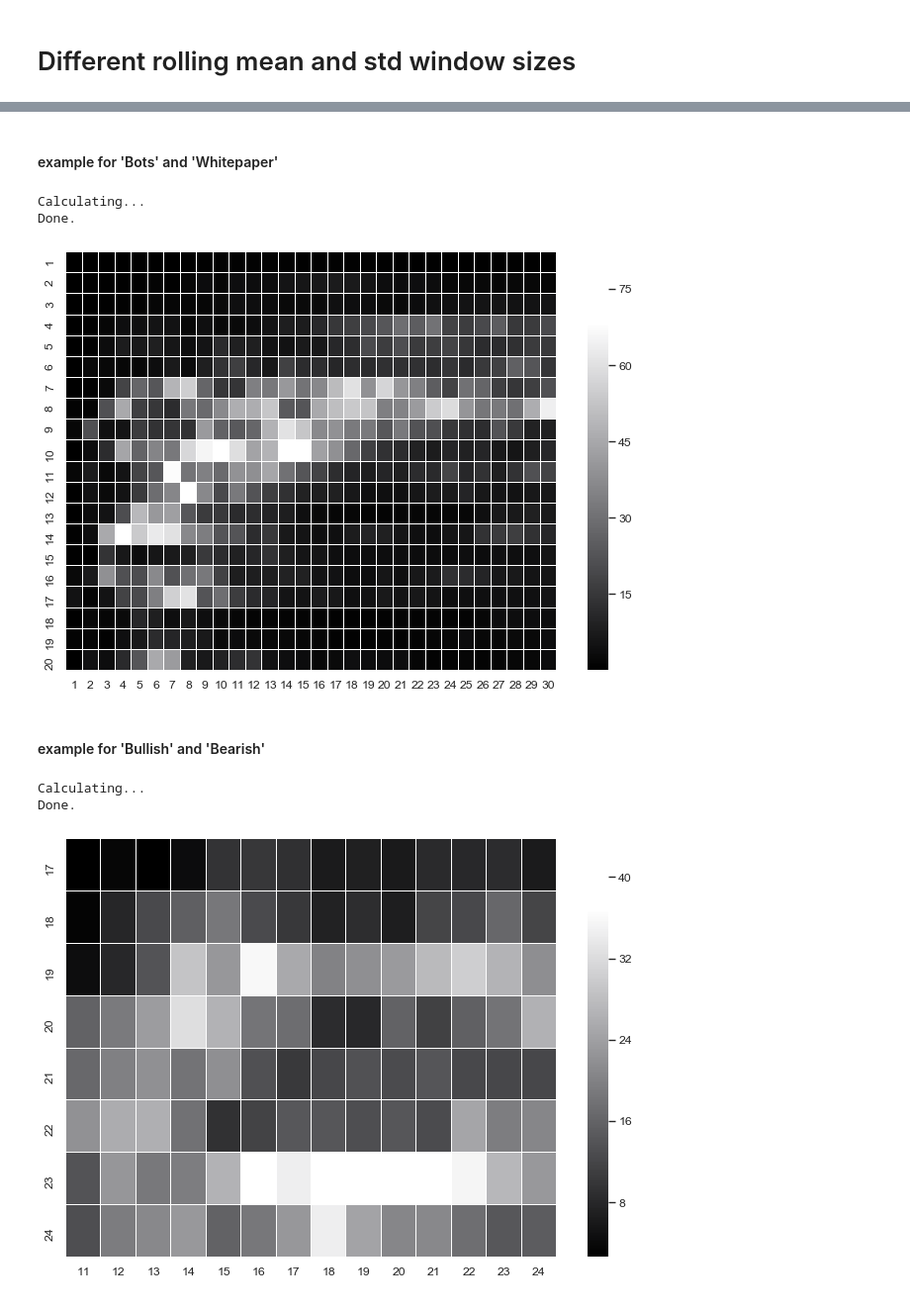
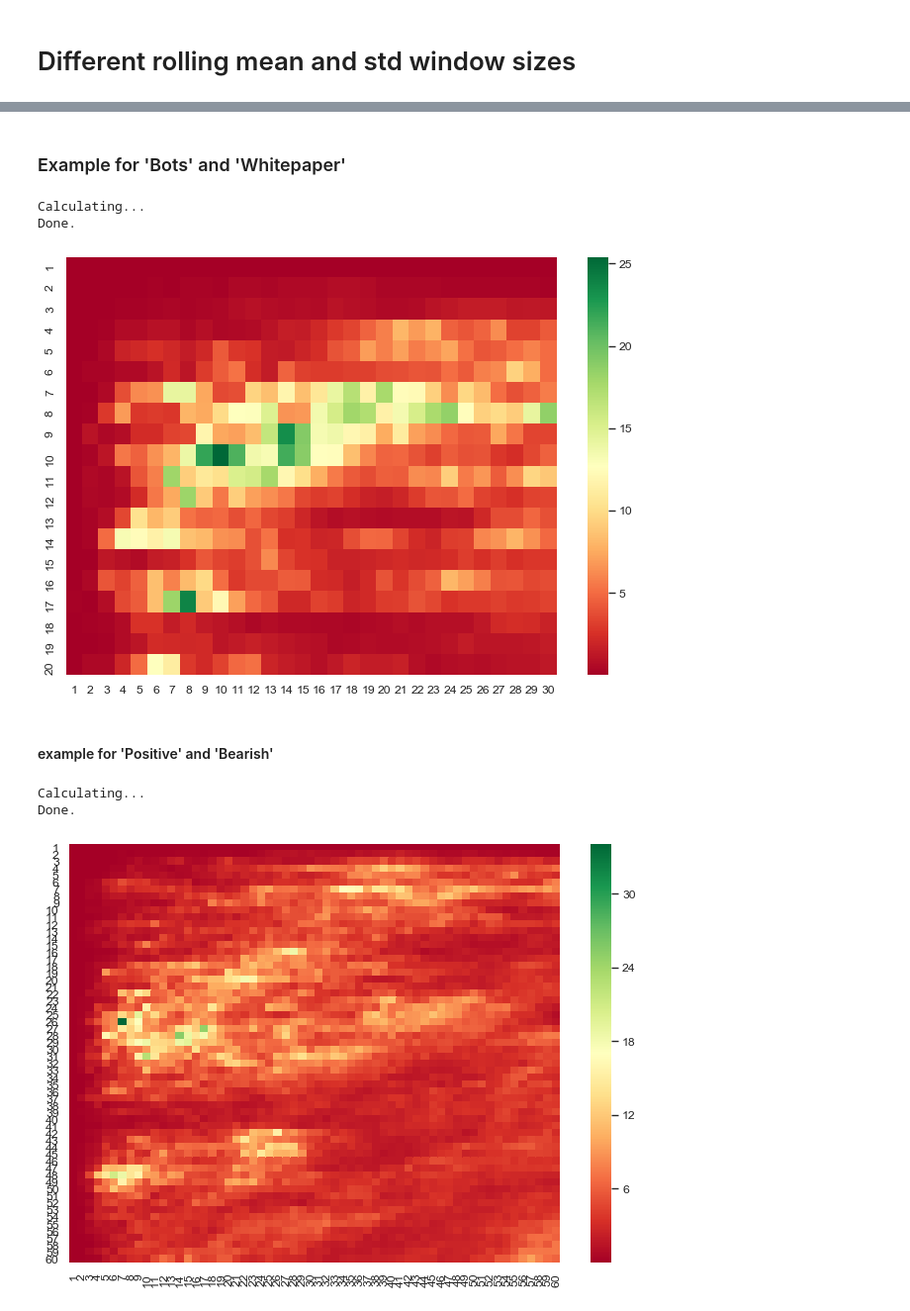
Before and after one commit to augmento-ai/quant-reseach, a Jupyter notebook: notebooks/1_backtesting_different_sentiment_pairs.ipynb, the cells around one changed output, grey strips where cells are left out. Shown at 99% size. Cells and saved outputs as stored; diff of their text form; code cells hidden in the pictures.

```diff
--- a/notebooks/1_backtesting_different_sentiment_pairs.ipynb
+++ b/notebooks/1_backtesting_different_sentiment_pairs.ipynb
@@ -30,19 +30,31 @@ all_topics = aug_data.T.astype(float)
 # %%
+# define the location of the input file
+filename_augmento_topics = "../data/example_data/augmento_topics.msgpack.zlib"
+filename_augmento_data = "../data/example_data/augmento_data.msgpack.zlib"
+filename_bitmex_data = "../data/example_data/bitmex_data.msgpack.zlib"
+
+# load the example data
+all_data = eh.load_example_data(filename_augmento_topics,
+                             filename_augmento_data,
+                             filename_bitmex_data)
+aug_topics, aug_topics_inv, t_aug_data, aug_data, t_price_data, price_data = all_data
+all_topics = aug_data.T.astype(float)
+
 # calculate PNL for a given strategy
 # if sentiment positive go long, else go short
 # fees are assumed to be 0.75% (taker fee from BITMEX)
 
-def strategy(price_data, signal_a, signal_b, window_1 = 24 * 7, window_2 = 24*7,buy_sell_fee = 0.0025, pnl_0 = 1.0):
+def strategy(price_data, signal_a, signal_b, window_1 = 24 * 7, window_2 = 24*7,buy_sell_fee = 0.0075, pnl_0 = 1.0):
     sent_score = ah.nb_calc_sentiment_score_a(signal_a,signal_b,window_1,window_2)
     pnl = ah.nb_backtest_a(price_data, sent_score, 1.0, buy_sell_fee)
     return pnl
 
 # PNL of various moving window size for a given combination of topics
-def window_combination(price_data,top_a,top_b,end_day_x,end_day_y,start_day_x=0,start_day_y=0,buy_sell_fee=0.0025):
+def window_combination(price_data,top_a,top_b,end_day_x,end_day_y,start_day_x=0,start_day_y=0,buy_sell_fee=0.0075):
     total_comb = np.zeros(shape=(end_day_x,end_day_y))
     print("Calculating...")
     for i in range(start_day_x,end_day_x):
         for j in range(start_day_y,end_day_y):
-            total_comb[i][j] = strategy(price_data,top_a,top_b,window_1=24*(i+1),window_2=24*(j+1),buy_sell_fee = buy_sell_fee)[-1]
+            total_comb[i][j] = strategy(price_data,top_a,top_b,window_1=24*(i+1),window_2=24*(j+1),buy_sell_fee = 0.0075)[-1]
     print("Done.")
     return total_comb[start_day_x:end_day_x,start_day_y:end_day_y]
@@ -135,5 +172,5 @@ From a chosen pair of topics, compute NLP for various rolling average and rollin
 # %% [markdown]
-#### example for 'Bots' and 'Whitepaper'
+### Example for 'Bots' and 'Whitepaper'
 # %%
 #specify tags
 ix = 0 # specify startpoint number of rolling mean
@@ -152,19 +189,19 @@ Done.
 # plot
 cmap = sns.cubehelix_palette(50, hue=0.05, rot=0, light=0.0, dark=1.2, as_cmap=True)
 figure(num=None, figsize=(10, 7), dpi=80, facecolor='w', edgecolor='k')
-ax = sns.heatmap(total_s, linewidth=0.01, cmap=cmap,yticklabels=np.arange(ix+1,end_x+1),xticklabels=np.arange(iy+1,end_y+1))
+ax = sns.heatmap(total_s, linewidth=0.00, cmap="RdYlGn",yticklabels=np.arange(ix+1,end_x+1),xticklabels=np.arange(iy+1,end_y+1))
 plt.show()
 # %% [output]
-[figure, old version]
+[figure, new version]
 # %% [markdown]
-#### example for 'Bullish' and 'Bearish'
+#### example for 'Positive' and 'Bearish'
 # %%
 #specify tags
-ix = 16
-iy = 10
-end_x = 24
-end_y = 24
-topic_a = 'Bullish'
+ix = 0
+iy = 0
+end_x = 60
+end_y = 60
+topic_a = 'Positive'
 topic_b = 'Bearish'
 top_b = all_topics[aug_topics_inv[topic_b]]
 top_a = all_topics[aug_topics_inv[topic_a]]
@@ -174,10 +211,9 @@ Calculating...
 Done.
 # %%
 # plot
-cmap = sns.cubehelix_palette(50, hue=0.05, rot=0, light=0.0, dark=1.2, as_cmap=True)
-figure(num=None, figsize=(10, 7), dpi=80, facecolor='w', edgecolor='k')
-ax = sns.heatmap(total_s, linewidth=0.01, cmap=cmap,yticklabels=np.arange(ix+1,end_x+1),xticklabels=np.arange(iy+1,end_y+1))
+figure(num=None, figsize=(10, 7), dpi=80, facecolor='w', edgecolor='black')
+ax = sns.heatmap(total_s, linewidth=0.00, cmap="RdYlGn",yticklabels=np.arange(ix+1,end_x+1),xticklabels=np.arange(iy+1,end_y+1))
 
 plt.show()
 # %% [output]
-[figure, old version]
+[figure, new version]
```
Also changed, not shown: parts of 18 cells of this notebook.
